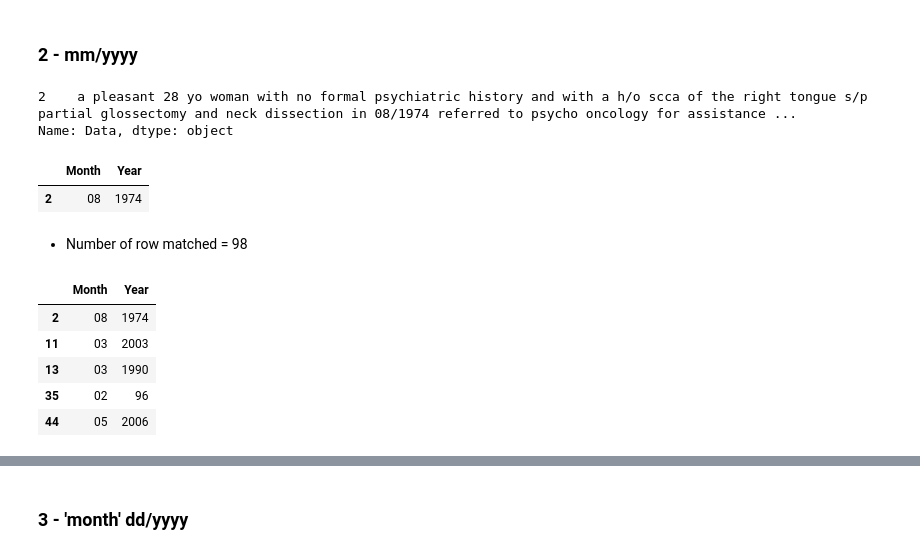
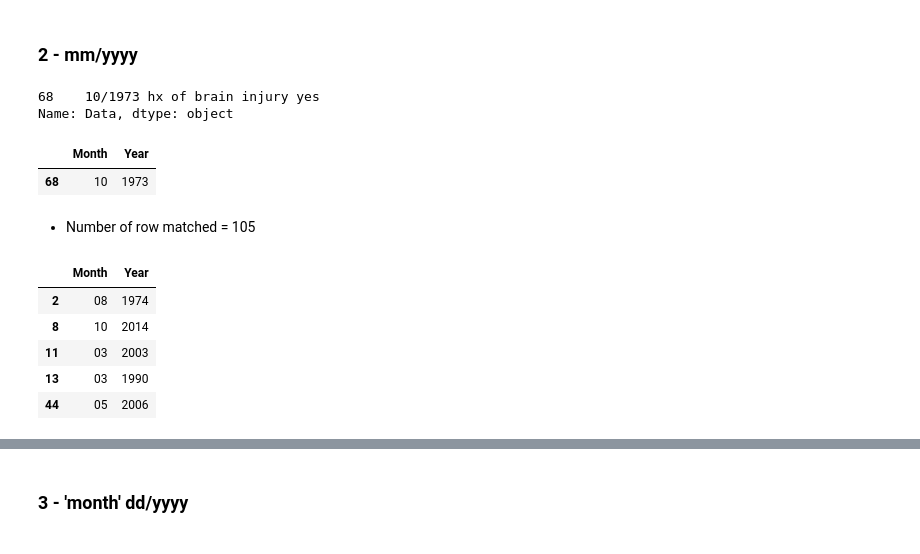
Before and after one commit to luke-foxed/Date-Mining, a Jupyter notebook: 01-Model.ipynb, the cells around one changed output, grey strips where cells are left out. Cells and saved outputs as stored; diff of their text form; code cells hidden in the pictures.

```diff
--- a/01-Model.ipynb
+++ b/01-Model.ipynb
@@ -113,7 +111,7 @@ for index, line in df['Data'].items():
     for word in line.split():
         for key, val in months.items():
             ratio = fuzz.ratio(word, key)
-            if ratio > 90:
+            if ratio > 86:
                 df['Data'] = df['Data'].replace(line, line.replace(word, val))
                 if DEBUG:
                     print("Match between: {0} - {1}, {2}%".format(word, key, ratio))
@@ -226,7 +202,7 @@ tmp = df.loc[df.Code==2033924723,"Data"]
 display(tmp)
 
 # for month, first number can either start with 0 with range from 1-9 OR start with 1 with range from 1-2
-regex = r"(?P<Month>0[1-9]|1[1-2]{1,2})/(?P<Day>[\d]{1,2})/(?P<Year>[\d]{2,4})"
+regex = r"(?P<Month>0[1-9]|1[0-2]{1,2})/(?P<Day>[\d]{1,2})/(?P<Year>[\d]{2,4})"
 tmp.str.extract(regex)
 # %% [output]
 81    11/14/83 audit c score current
@@ -274,17 +250,17 @@ info(iter)
 # %% [markdown]
 ### 2 - mm/yyyy
 # %%
-tmp = df.loc[df.Code==1039574613,"Data"]
+tmp = df.loc[df.Code==1844017771,"Data"]
 display(tmp)
 
 # for month, first number can either start with 0 with range from 1-9 OR start with 1 with range from 1-2
-regex = r"(?P<Month>0[1-9]|1[1-2]{1,2})/(?P<Year>[\d]{2,4})"
+regex = r"(?P<Month>0[1-9]|1[0-2]{1,2})/(?P<Year>[\d]{2,4})"
 tmp.str.extract(regex)
 # %% [output]
-2    a pleasant 28 yo woman with no formal psychiatric history and with a h/o scca of the right tongue s/p partial glossectomy and neck dissection in 08/1974 referred to psycho oncology for assistance ...
+68    10/1973 hx of brain injury yes
 Name: Data, dtype: object
 |  | Month | Year |
-| 2 | 08 | 1974 |
+| 68 | 10 | 1973 |
 # %%
 iter = 2
 
@@ -293,12 +269,12 @@ df2.dropna(inplace=True)
 display(Markdown(" * Number of row matched = %s" % df2.shape[0]))
 display(df2.head())
 # %% [output]
- * Number of row matched = 98
+ * Number of row matched = 105
 |  | Month | Year |
 | 2 | 08 | 1974 |
+| 8 | 10 | 2014 |
 | 11 | 03 | 2003 |
 | 13 | 03 | 1990 |
-| 35 | 02 | 96 |
 | 44 | 05 | 2006 |
 # %%
 # save result
```
Also changed, not shown: parts of 29 cells of this notebook, 3 other files.
